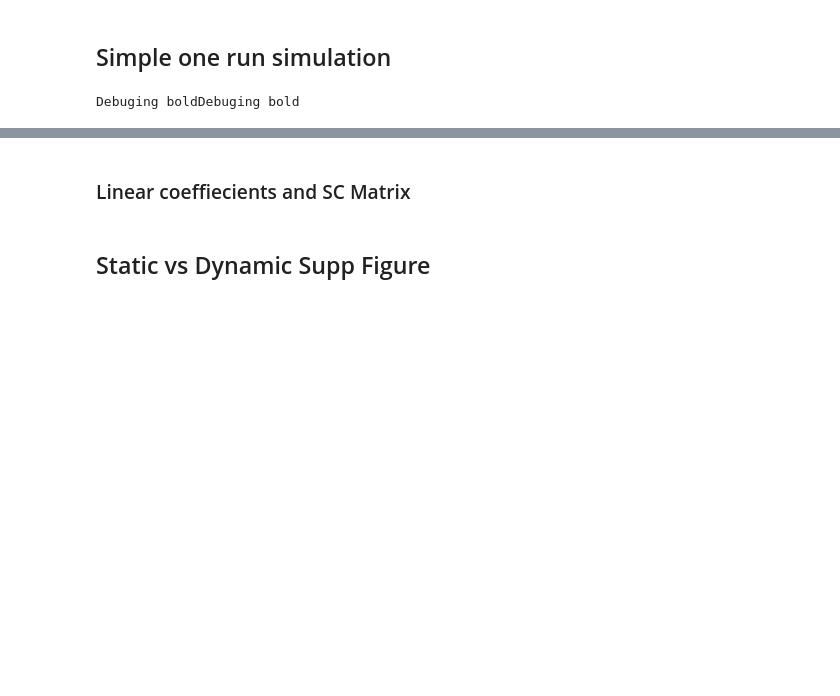
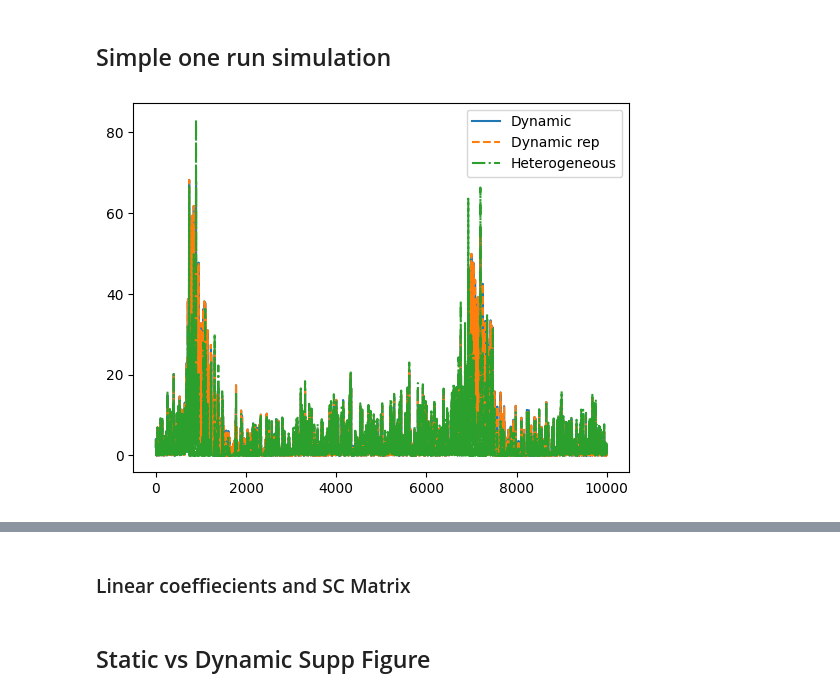
Before and after one commit to Picardian14/dyn_fic_dmf, a Jupyter notebook: python/Short_simulations.ipynb, the cells around one changed output, grey strips where cells are left out. Cells and saved outputs as stored; diff of their text form; code cells hidden in the pictures; blank space fills up the shorter version.

Commit message:
with hetero plasticity

```diff
--- a/python/Short_simulations.ipynb
+++ b/python/Short_simulations.ipynb
@@ -29,7 +29,7 @@ def compute_fcd(data, wsize, overlap, isubdiag):
 ## Simple one run simulation
 # %%
 
-G_val = 2.1
+G_val = 6
 C = loadmat('./data/DTI_fiber_consensus_HCP.mat')['connectivity'][:200, :200]
 C = 0.2*C/np.max(C)
 params = dmf.default_params(C=C)
@@ -51,11 +51,17 @@ params["with_plasticity"] = True
 params["return_fic"] = True
 params["return_rate"] = True
 rates_dyn, rates_inh_dyn, bold_dyn, fic_t_dyn = dmf.run(params, 50000)
-params["with_plasticity"] = False
-rates_stat, rates_inh_stat, bold_stat, fic_t_stat = dmf.run(params, 50000)
-burnout = 10000
-
-avg_fr_dyn = np.mean(rates_dyn[:,burnout:], axis=1)
-avg_fr_stat = np.mean(rates_stat[:,burnout:], axis=1)
+rates_dyn_rep, rates_inh_dyn_rep, bold_dyn_rep, fic_t_dyn_rep = dmf.run(params, 50000)
-# %% [output]
-Debuging boldDebuging bold
+# %%
+params['lr_receptors'] = np.zeros(N)
+params['lr_receptors'][0] = 1
+params['lr_scaling'] = 63
+rates_heter, rates_inh_heter, bold_heter, fic_t_heter = dmf.run(params, 50000)
+# %%
+plt.plot(rates_dyn[0,:10000], label="Dynamic", linestyle="-")
+plt.plot(rates_dyn_rep[0,:10000], label="Dynamic rep", linestyle="--")
+plt.plot(rates_heter[0,:10000], label="Heterogeneous", linestyle="-.")
+plt.legend()
+plt.show()
+# %% [output]
+[figure, added]
```
Also changed, not shown: parts of 2 cells of this notebook, 23 other files.
